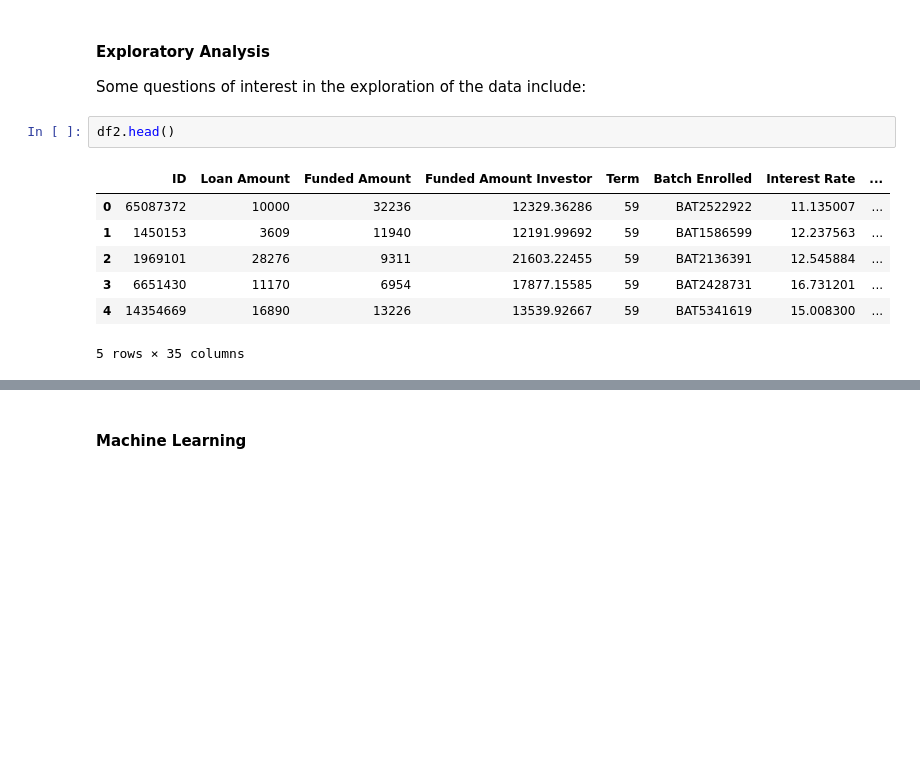
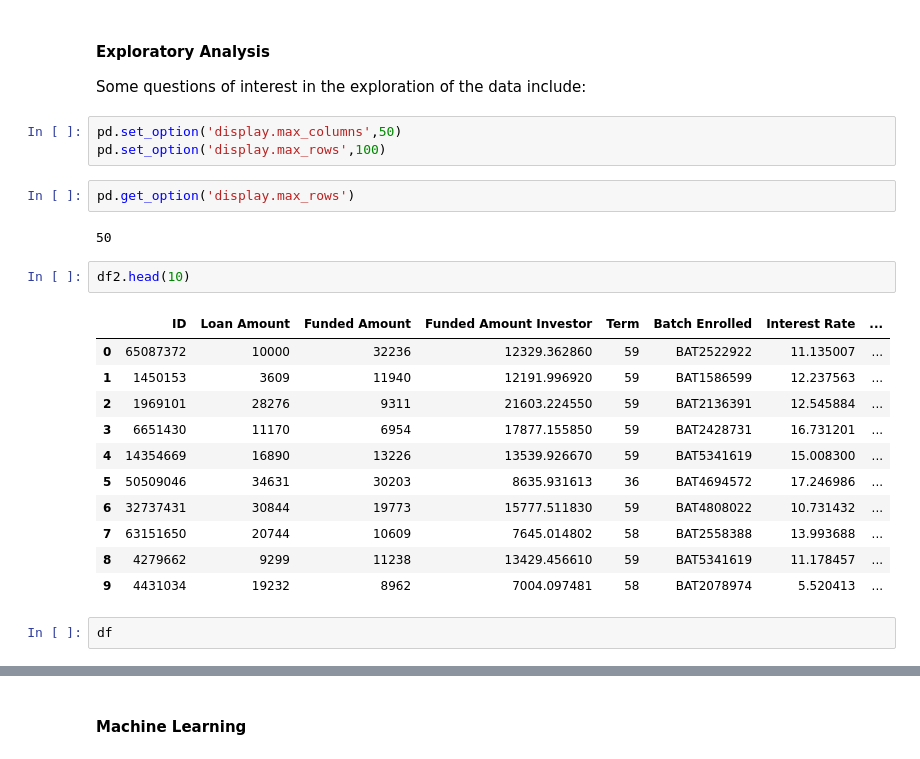
Before and after one commit to klmartin1998/spring2024-data622, a Jupyter notebook: assignments/assignment1/DATA 622 - Homework #1.ipynb, the cells around one changed output, grey strips where cells are left out. Cells and saved outputs as stored; diff of their text form; blank space fills up the shorter version.

```diff
--- a/assignments/assignment1/DATA 622 - Homework #1.ipynb
+++ b/assignments/assignment1/DATA 622 - Homework #1.ipynb
@@ -202,13 +288,26 @@ memory usage: 18.0+ MB
 #### **Exploratory Analysis**
 
 Some questions of interest in the exploration of the data include:
+# %%
+pd.set_option('display.max_columns',50)
+pd.set_option('display.max_rows',100)
+# %%
+pd.get_option('display.max_rows')
+# %% [output]
+50
 # %%
-df2.head()
+df2.head(10)
 # %% [output]
 |  | ID | Loan Amount | Funded Amount | Funded Amount Investor | Term | Batch Enrolled | Interest Rate | ... |
-| 0 | 65087372 | 10000 | 32236 | 12329.36286 | 59 | BAT2522922 | 11.135007 | ... |
-| 1 | 1450153 | 3609 | 11940 | 12191.99692 | 59 | BAT1586599 | 12.237563 | ... |
-| 2 | 1969101 | 28276 | 9311 | 21603.22455 | 59 | BAT2136391 | 12.545884 | ... |
-| 3 | 6651430 | 11170 | 6954 | 17877.15585 | 59 | BAT2428731 | 16.731201 | ... |
-| 4 | 14354669 | 16890 | 13226 | 13539.92667 | 59 | BAT5341619 | 15.008300 | ... |
+| 0 | 65087372 | 10000 | 32236 | 12329.362860 | 59 | BAT2522922 | 11.135007 | ... |
+| 1 | 1450153 | 3609 | 11940 | 12191.996920 | 59 | BAT1586599 | 12.237563 | ... |
+| 2 | 1969101 | 28276 | 9311 | 21603.224550 | 59 | BAT2136391 | 12.545884 | ... |
+| 3 | 6651430 | 11170 | 6954 | 17877.155850 | 59 | BAT2428731 | 16.731201 | ... |
+| 4 | 14354669 | 16890 | 13226 | 13539.926670 | 59 | BAT5341619 | 15.008300 | ... |
+| 5 | 50509046 | 34631 | 30203 | 8635.931613 | 36 | BAT4694572 | 17.246986 | ... |
+| 6 | 32737431 | 30844 | 19773 | 15777.511830 | 59 | BAT4808022 | 10.731432 | ... |
+| 7 | 63151650 | 20744 | 10609 | 7645.014802 | 58 | BAT2558388 | 13.993688 | ... |
+| 8 | 4279662 | 9299 | 11238 | 13429.456610 | 59 | BAT5341619 | 11.178457 | ... |
+| 9 | 4431034 | 19232 | 8962 | 7004.097481 | 58 | BAT2078974 | 5.520413 | ... |
-5 rows × 35 columns
+# %%
+df
```
Also changed, not shown: parts of 40 cells of this notebook.
